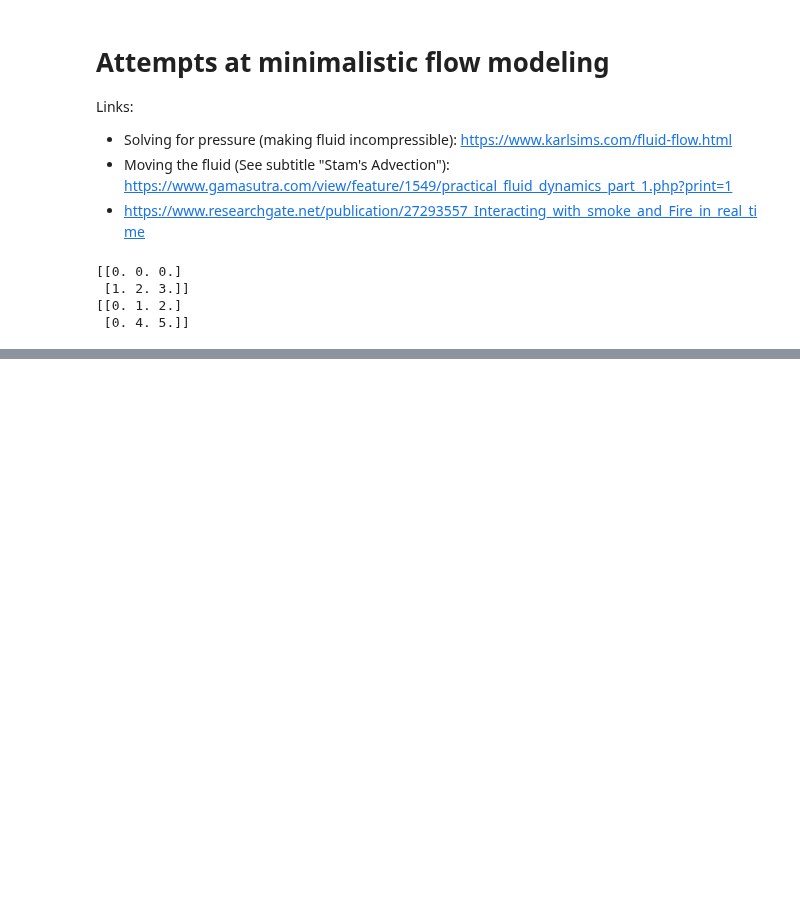
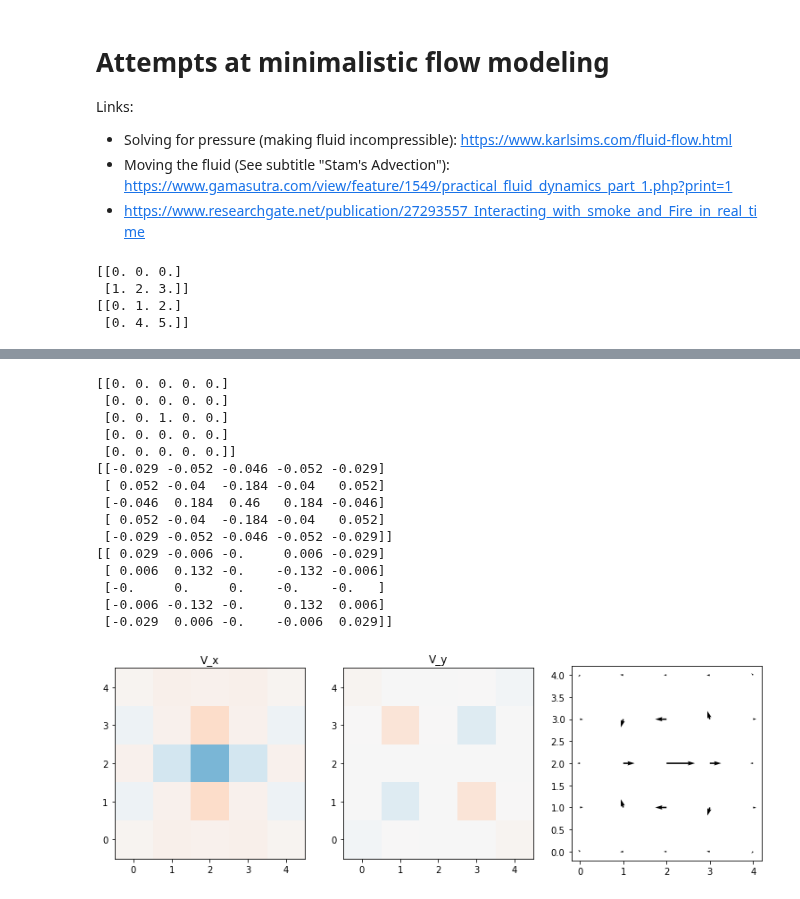
Before and after one commit to khakhalin/Sketches, a Jupyter notebook: dynamic_systems/fluid.ipynb, the cells around one changed output, grey strips where cells are left out. Saved outputs shown, nothing was run; the diff lists cells and outputs as text; code cells hidden in the pictures; blank space fills up the shorter version.

Commit message:
fluid model updated

```diff
--- a/dynamic_systems/fluid.ipynb
+++ b/dynamic_systems/fluid.ipynb
@@ -52,0 +65,59 @@ print(sig.convolve2d(a, b, mode='same'))
+# %%
+# Divergence, aka pressure relaation
+def remove_divergence(vx, vy, alpha=0.1):
+    """Make one step towards cancelling divergence. The formulas come from here:
+    https://www.karlsims.com/fluid-flow.html
+    alpha is the learning rate."""
+
+    # Convolution filters:
+    xx = np.array([[ 1,-2, 1],
+                   [ 2,-4, 2],
+                   [ 1,-2, 1]])/8
+    xy = np.array([[ 1, 0,-1],
+                   [ 0, 0, 0],
+                   [-1, 0, 1]])/8 # yx is the same as xy.
+    # Compared to karlsims this matrix is flipped, as matrices are indexed top-down
+    yy = np.array([[ 1, 2, 1],
+                   [-2,-4,-2],
+                   [ 1, 2, 1]])/8
+    ox = vx + (sig.convolve2d(vx, xx, mode='same') +
+               sig.convolve2d(vy, xy, mode='same'))*alpha
+    oy = vy + (sig.convolve2d(vy, yy, mode='same') +
+               sig.convolve2d(vx, xy, mode='same'))*alpha
+    return (ox,oy)
+
+# Test: start with all zeros, except for one cell in the very middle
+vx = np.zeros((5,5))
+vx[2,2] = 1
+vy = np.zeros((5,5))
+print(vx)
+(vx,vy) = remove_divergence(vx,vy)
+for i in range(1000):
+    (vx,vy) = remove_divergence(vx,vy)
+plt.figure(figsize=(13,4))
+plt.subplot(131); plt.title('V_x');
+plt.imshow(vx, cmap='RdBu', clim=(-1,1), origin='lower');
+plt.subplot(132); plt.title('V_y');
+plt.imshow(vy, cmap='RdBu', clim=(-1,1), origin='lower');
+plt.subplot(133);
+plt.quiver(*np.meshgrid(range(5), range(5)), vx, vy, units='x', scale=0.7);
+with np.printoptions(precision=3, suppress=True):
+    print(vx)
+    print(vy)
+# %% [output]
+[[0. 0. 0. 0. 0.]
+ [0. 0. 0. 0. 0.]
+ [0. 0. 1. 0. 0.]
+ [0. 0. 0. 0. 0.]
+ [0. 0. 0. 0. 0.]]
+[[-0.029 -0.052 -0.046 -0.052 -0.029]
+ [ 0.052 -0.04  -0.184 -0.04   0.052]
+ [-0.046  0.184  0.46   0.184 -0.046]
+ [ 0.052 -0.04  -0.184 -0.04   0.052]
+ [-0.029 -0.052 -0.046 -0.052 -0.029]]
+[[ 0.029 -0.006 -0.     0.006 -0.029]
+ [ 0.006  0.132 -0.    -0.132 -0.006]
+ [-0.     0.     0.    -0.    -0.   ]
+ [-0.006 -0.132 -0.     0.132  0.006]
+ [-0.029  0.006 -0.    -0.006  0.029]]
+[figure, added]
```
Also changed, not shown: parts of 12 cells of this notebook.
